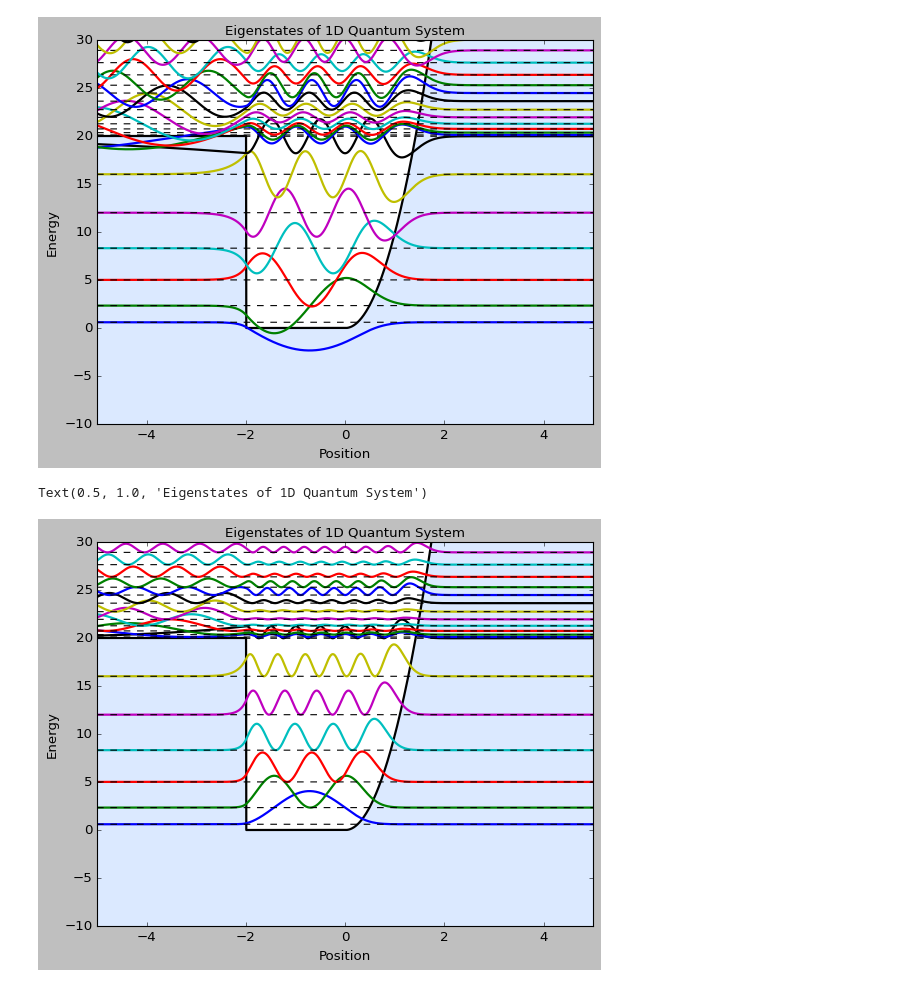
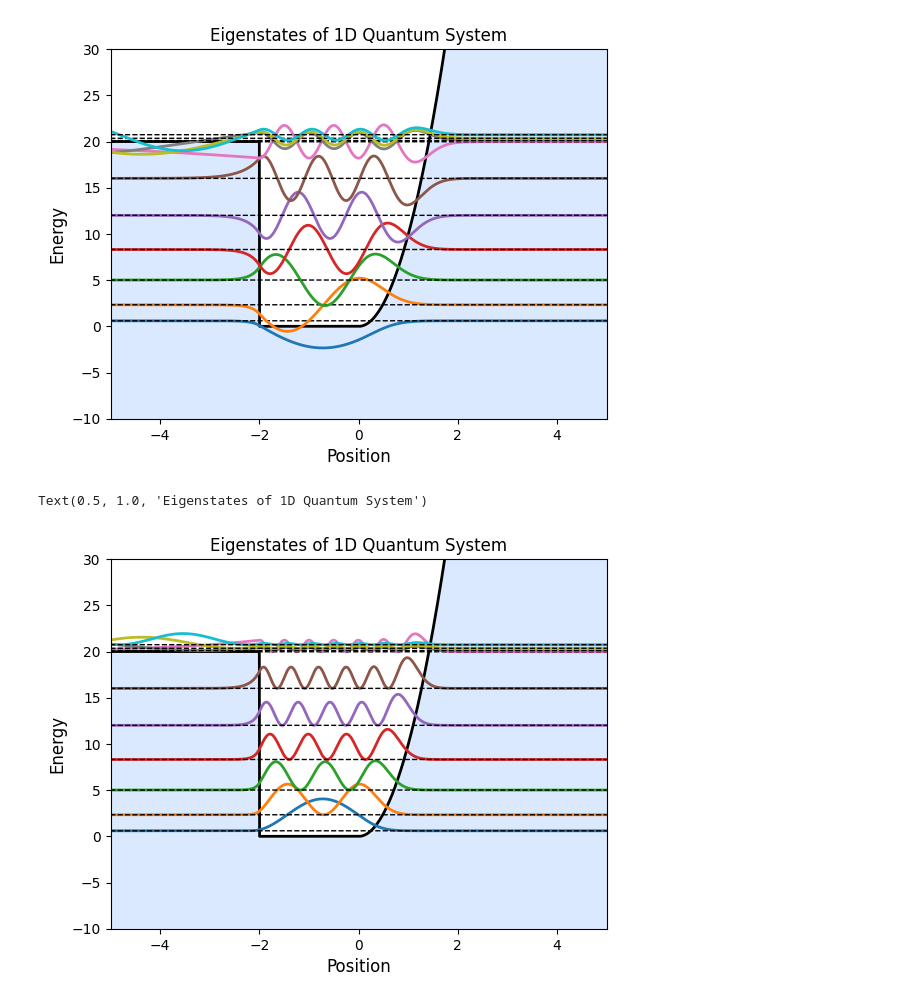
Before and after one commit to phamtrungkien8904/Code-Projects, a Jupyter notebook: Project Python/Quantum/Quantum.ipynb, the cells around one changed output. Cells and saved outputs as stored; diff of their text form; code cells hidden in the pictures.

```diff
--- a/Project Python/Quantum/Quantum.ipynb
+++ b/Project Python/Quantum/Quantum.ipynb
@@ -3,7 +3,7 @@
 import numpy as np
 import matplotlib.pyplot as plt
 
-plt.style.use('classic')
+# plt.style.use('classic')
 # plt.rc('font', **{'family': 'serif', 'serif': ['Computer Modern']})
 # plt.rc('text', usetex=True)
 
@@ -30,37 +30,37 @@ H =lamb*(np.diag(2*np.ones(Nx-1) + V/lamb,0) + (-1)*np.diag(np.ones(Nx-2),1) + (
 E,psi = np.linalg.eigh(H)  # Eigenvalue decomposition
 psi = psi.T
 
 # Plot Eigenstates
-N = 50  # Number of eigenstates to plot
+N = 10  # Number of eigenstates to plot
 plt.plot(x[1:-1], V, lw=2, label='V(x)', color='k')
 plt.fill_between(x[1:-1], -10, V, color='#dbe9ff')
 for i in range(N):
     plt.plot(x[1:-1], E[i] + 50*np.real(psi[i,:]), lw=2, label=f'n={i+1}, E={E[i]:.2f}')
     plt.plot(x[1:-1], np.full_like(x[1:-1], E[i]), lw=1, ls='--', color='k')
 plt.xlim(-5,5)
 plt.ylim(-10,30)
 plt.xlabel('Position', fontsize=12)
 plt.ylabel('Energy', fontsize=12)
 plt.title('Eigenstates of 1D Quantum System', fontsize=12)
 # plt.legend()
 # plt.savefig('eigenstate.eps', format='eps', bbox_inches='tight')
 plt.show()
 
 # Plot Probability Density of Eigenstates
 plt.plot(x[1:-1], V, lw=2, label='V(x)', color='k')
 plt.fill_between(x[1:-1], -10, V, color='#dbe9ff')
 for i in range(N):
     plt.plot(x[1:-1], E[i] + 1000*np.abs(psi[i,:])**2, lw=2, label=f'n={i+1}, E={E[i]:.2f}')
     plt.plot(x[1:-1], np.full_like(x[1:-1], E[i]), lw=1, ls='--', color='k')
 plt.xlim(-5,5)
 plt.ylim(-10,30)
 plt.xlabel('Position', fontsize=12)
 plt.ylabel('Energy', fontsize=12)
 plt.title('Eigenstates of 1D Quantum System', fontsize=12)
 # %% [output]
-[figure, old version]
+[figure, new version]
 Text(0.5, 1.0, 'Eigenstates of 1D Quantum System')
-[figure, old version]
+[figure, new version]
 # %%
 # Free quantum wave packet with potential barrier (Tunneling effect)
 
```
Also changed, not shown: parts of 2 cells of this notebook.
